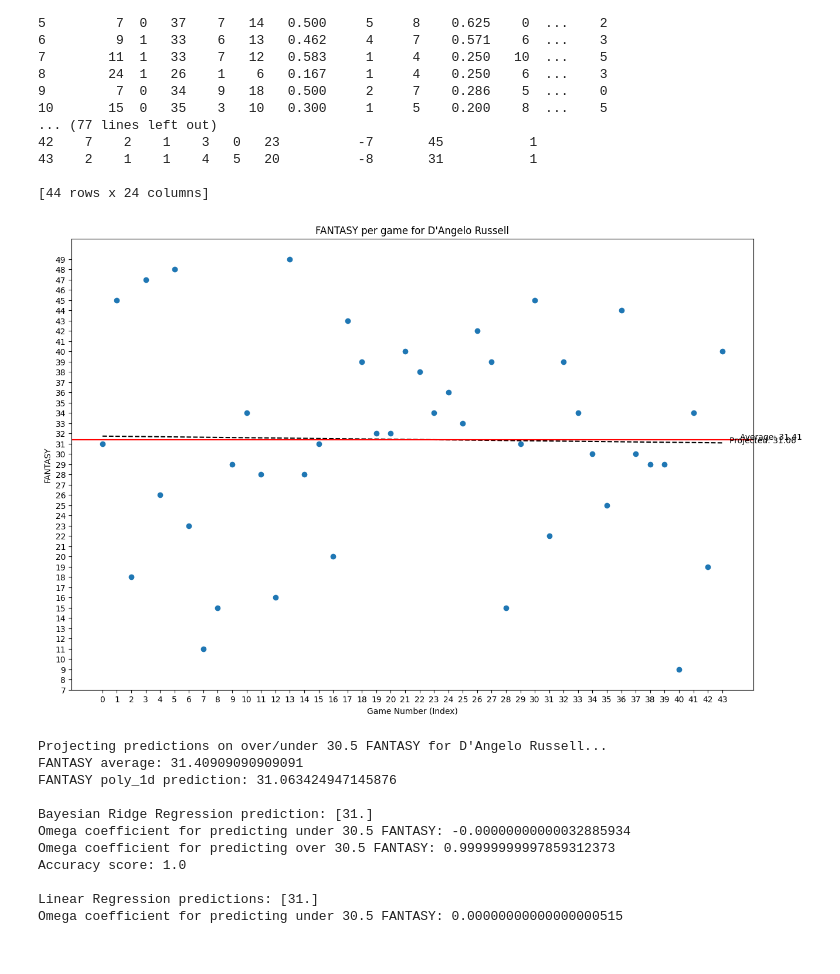
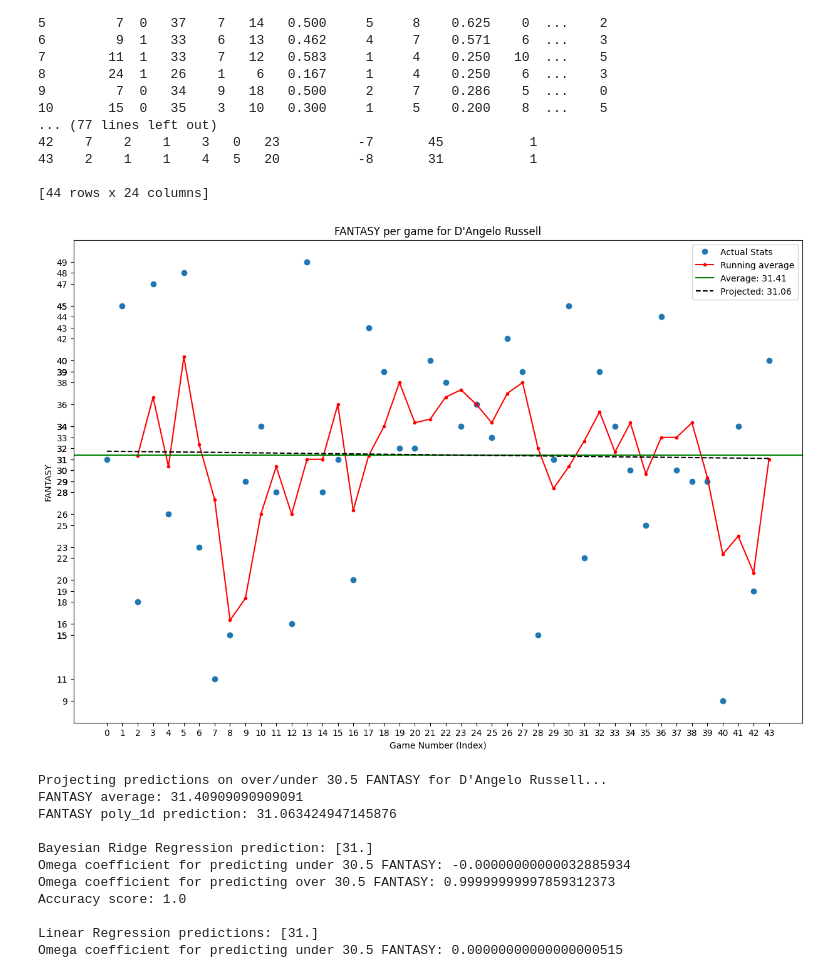
Before and after one commit to jdinh-782/nba_stats_trends, a Jupyter notebook: main.ipynb, the cells around one changed output. Drawn from its saved outputs; the diff is of its cells as text; code cells hidden in the pictures.

```diff
--- a/main.ipynb
+++ b/main.ipynb
@@ -128,32 +128,39 @@ print(df)
 # %%
 stats_values = df[betting_stat].values[::-1]
 x = np.arange(0, len(stats_values))
 y = np.arange(0, max(stats_values)+1)
 mean = np.average(stats_values)
+
+window = 3
+average_y = []
+y = stats_values
+
+for ind in range(len(y) - window + 1):
+    average_y.append(np.mean(y[ind:ind+window]))
+
+for ind in range(window - 1):
+    average_y.insert(0, np.nan)
 
 
 plt.rcParams["figure.figsize"] = [15, 10]
 plt.xlabel('Game Number (Index)')
 plt.ylabel(betting_stat)
 plt.title(f"{betting_stat} per game for {player_name}")
 plt.xticks(x)
 plt.yticks(y)
 
 coef = np.polyfit(x, stats_values, 1)
 poly1d_fn = np.poly1d(coef)
+poly1d_prediction = poly1d_fn(max(x)+1)
 
-poly1d_prediction = poly1d_fn(max(x)+1)
-t = f"Projected: {round(poly1d_prediction, 2)}"
-plt.text(max(x)+0.5, poly1d_prediction, t)
-
-t = f"Average: {round(mean, 2)}"
-plt.text(max(x)+1.25, mean, t)
-
-plt.plot(x, stats_values, 'o', poly1d_fn(x), '--k')
-plt.axhline(y=mean, color="red")
+plt.plot(x, stats_values, 'o', label="Actual Stats")
+plt.plot(x, average_y, 'r.-', label='Running average')
+plt.axhline(y=mean, color="green", label=f"Average: {round(mean, 2)}")
+plt.plot(poly1d_fn(x), '--k', label=f"Projected: {round(poly1d_prediction, 2)}")
+plt.legend()
 plt.show()
 # %% [output]
-[figure, old version]
+[figure, new version]
 # %%
 print(f"Projecting predictions on over/under {projected_betting_stat} {betting_stat} for {player_name}...")
 print(f"{betting_stat} average: {mean}")
```
Also changed, not shown: 1 other file.
